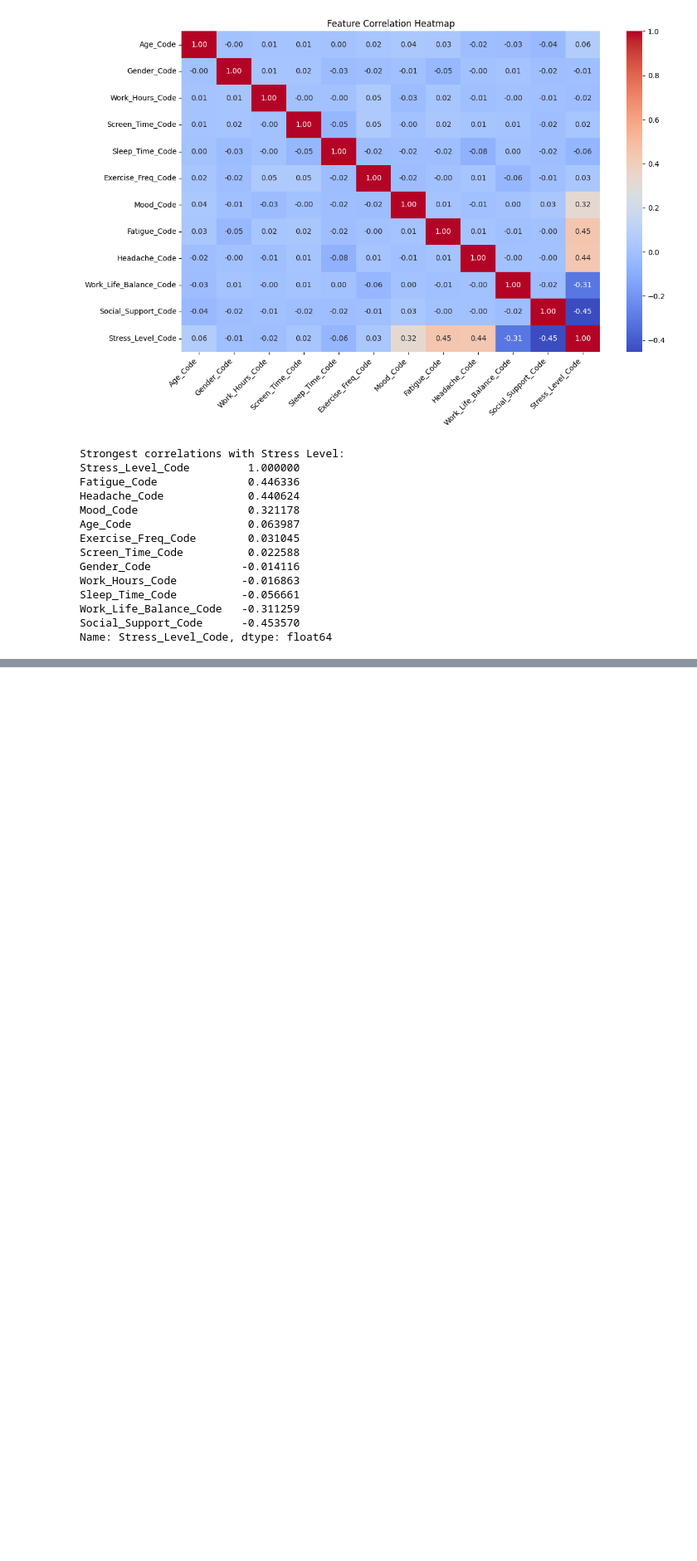
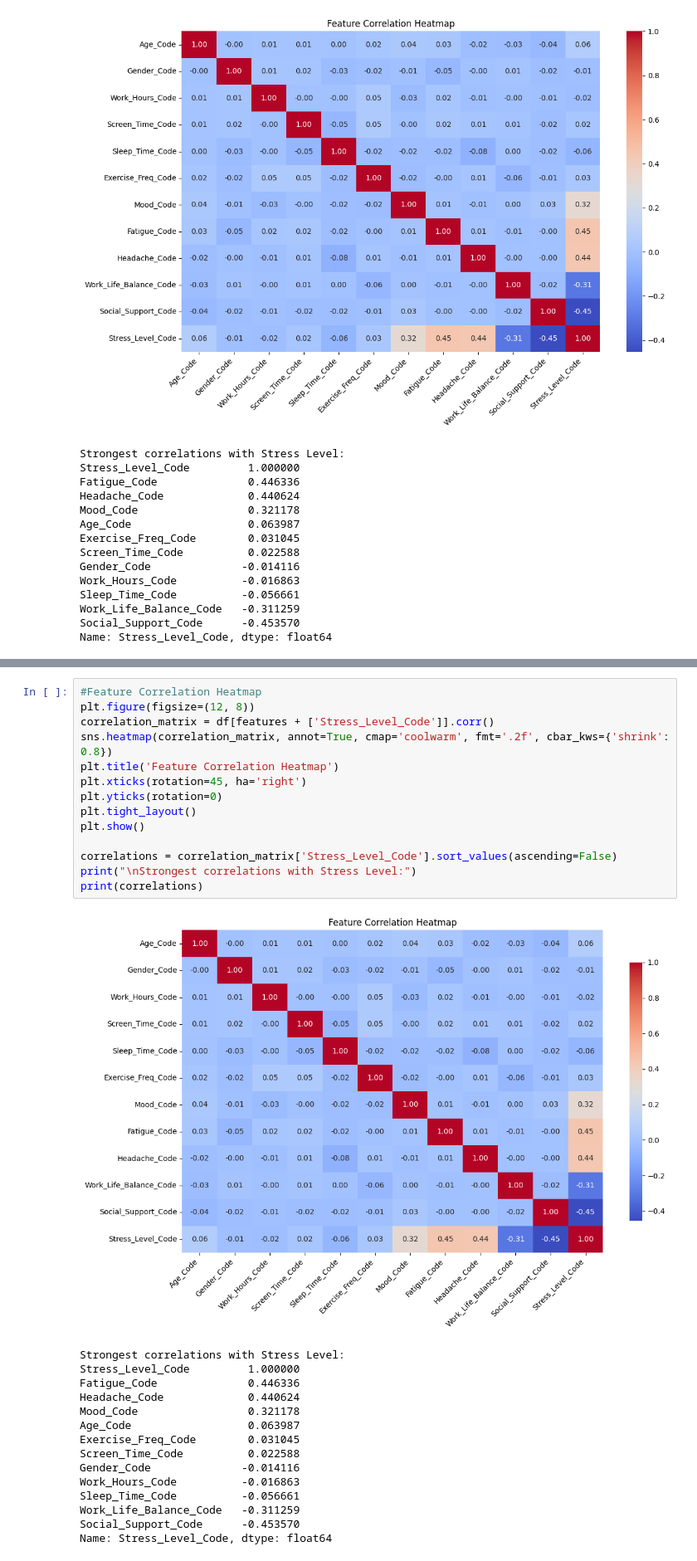
Before and after one commit to kiyoshi-code/Stress-Detection-Project, a Jupyter notebook: main.ipynb, the cells around one changed output, grey strips where cells are left out. Shown: that part at 83% size. Saved outputs shown, nothing was run; the diff lists cells and outputs as text; blank space fills up the shorter version.

```diff
--- a/main.ipynb
+++ b/main.ipynb
@@ -503,0 +707,30 @@ plt.show()
+# %%
+#Feature Correlation Heatmap
+plt.figure(figsize=(12, 8))
+correlation_matrix = df[features + ['Stress_Level_Code']].corr()
+sns.heatmap(correlation_matrix, annot=True, cmap='coolwarm', fmt='.2f', cbar_kws={'shrink': 0.8})
+plt.title('Feature Correlation Heatmap')
+plt.xticks(rotation=45, ha='right')
+plt.yticks(rotation=0)
+plt.tight_layout()
+plt.show()
+
+correlations = correlation_matrix['Stress_Level_Code'].sort_values(ascending=False)
+print("\nStrongest correlations with Stress Level:")
+print(correlations)
+# %% [output]
+[figure, added]
+Strongest correlations with Stress Level:
+Stress_Level_Code         1.000000
+Fatigue_Code              0.446336
+Headache_Code             0.440624
+Mood_Code                 0.321178
+Age_Code                  0.063987
+Exercise_Freq_Code        0.031045
+Screen_Time_Code          0.022588
+Gender_Code              -0.014116
+Work_Hours_Code          -0.016863
+Sleep_Time_Code          -0.056661
+Work_Life_Balance_Code   -0.311259
+Social_Support_Code      -0.453570
+Name: Stress_Level_Code, dtype: float64
```
Also changed, not shown: parts of 27 cells of this notebook, 3 other files.
